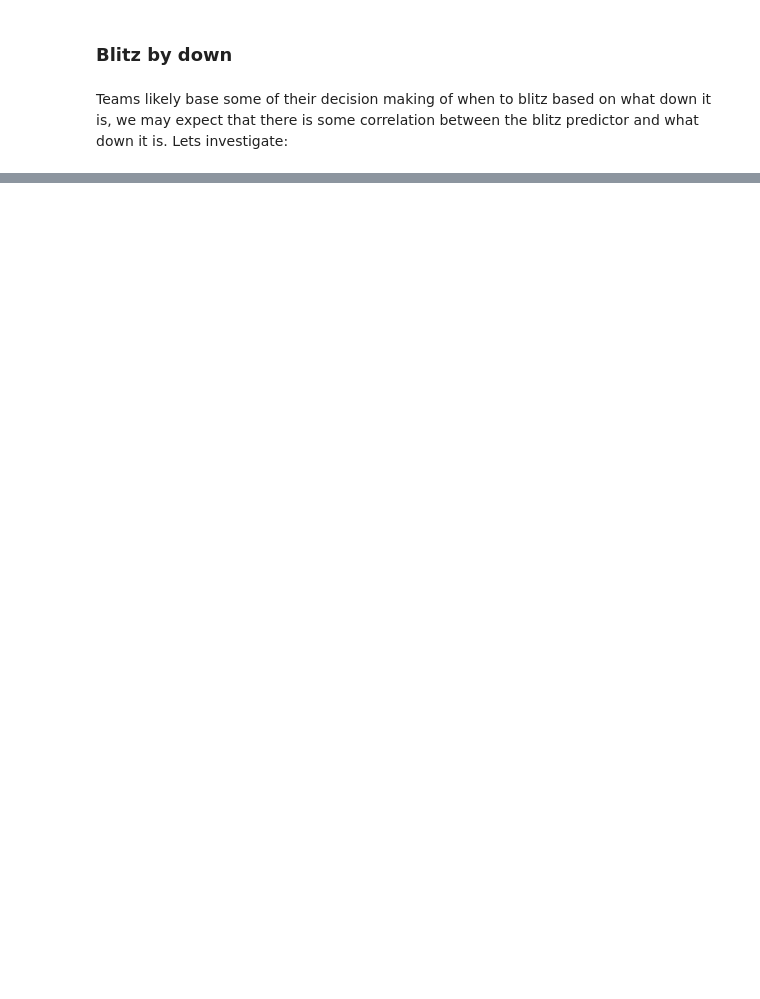
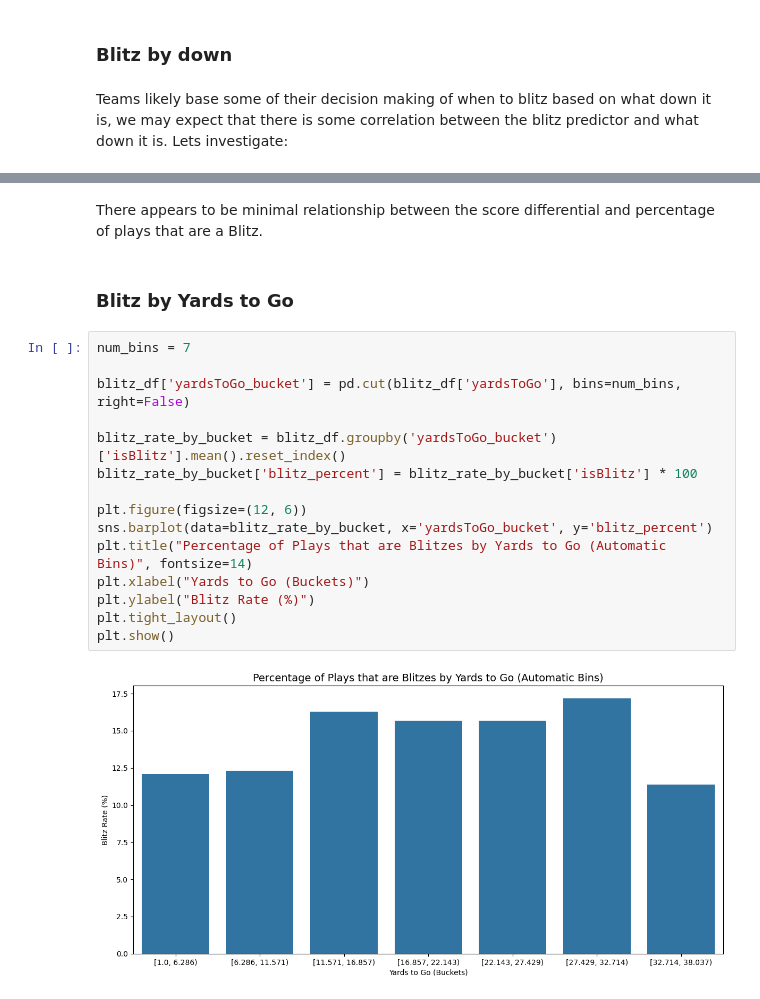
Before and after one commit to tgarity/blitzprediction, a Jupyter notebook: blitz_prediction.ipynb, the cells around one changed output, grey strips where cells are left out. Drawn from its saved outputs; the diff is of its cells as text; blank space fills up the shorter version.

```diff
--- a/blitz_prediction.ipynb
+++ b/blitz_prediction.ipynb
@@ -352,0 +417,21 @@ plt.show()
+# %% [markdown]
+There appears to be minimal relationship between the score differential and percentage of plays that are a Blitz.
+# %% [markdown]
+### Blitz by Yards to Go
+# %%
+num_bins = 7
+
+blitz_df['yardsToGo_bucket'] = pd.cut(blitz_df['yardsToGo'], bins=num_bins, right=False)
+
+blitz_rate_by_bucket = blitz_df.groupby('yardsToGo_bucket')['isBlitz'].mean().reset_index()
+blitz_rate_by_bucket['blitz_percent'] = blitz_rate_by_bucket['isBlitz'] * 100
+
+plt.figure(figsize=(12, 6))
+sns.barplot(data=blitz_rate_by_bucket, x='yardsToGo_bucket', y='blitz_percent')
+plt.title("Percentage of Plays that are Blitzes by Yards to Go (Automatic Bins)", fontsize=14)
+plt.xlabel("Yards to Go (Buckets)")
+plt.ylabel("Blitz Rate (%)")
+plt.tight_layout()
+plt.show()
+# %% [output]
+[figure, added]
```
Also changed, not shown: parts of 23 cells of this notebook, 1 other file.
